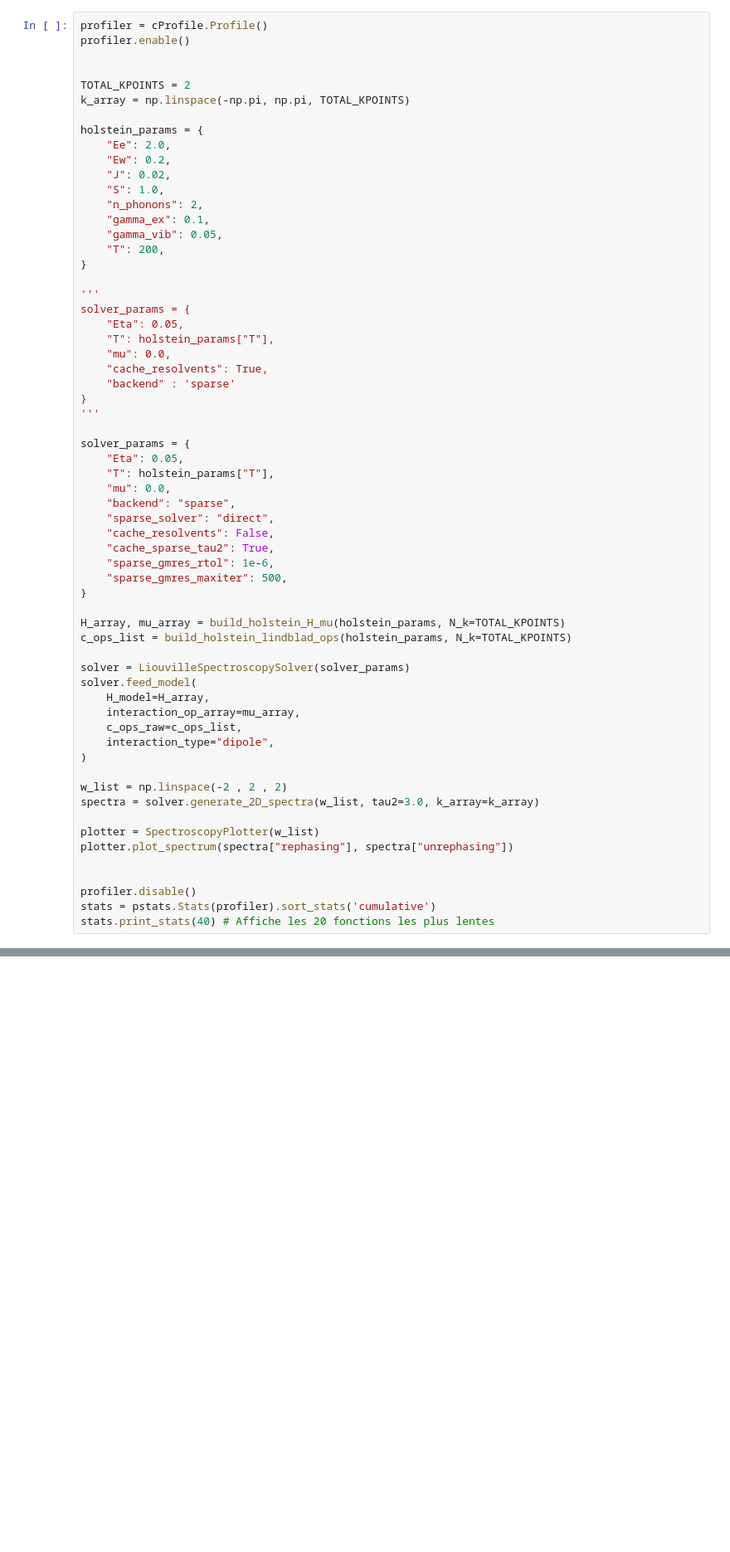
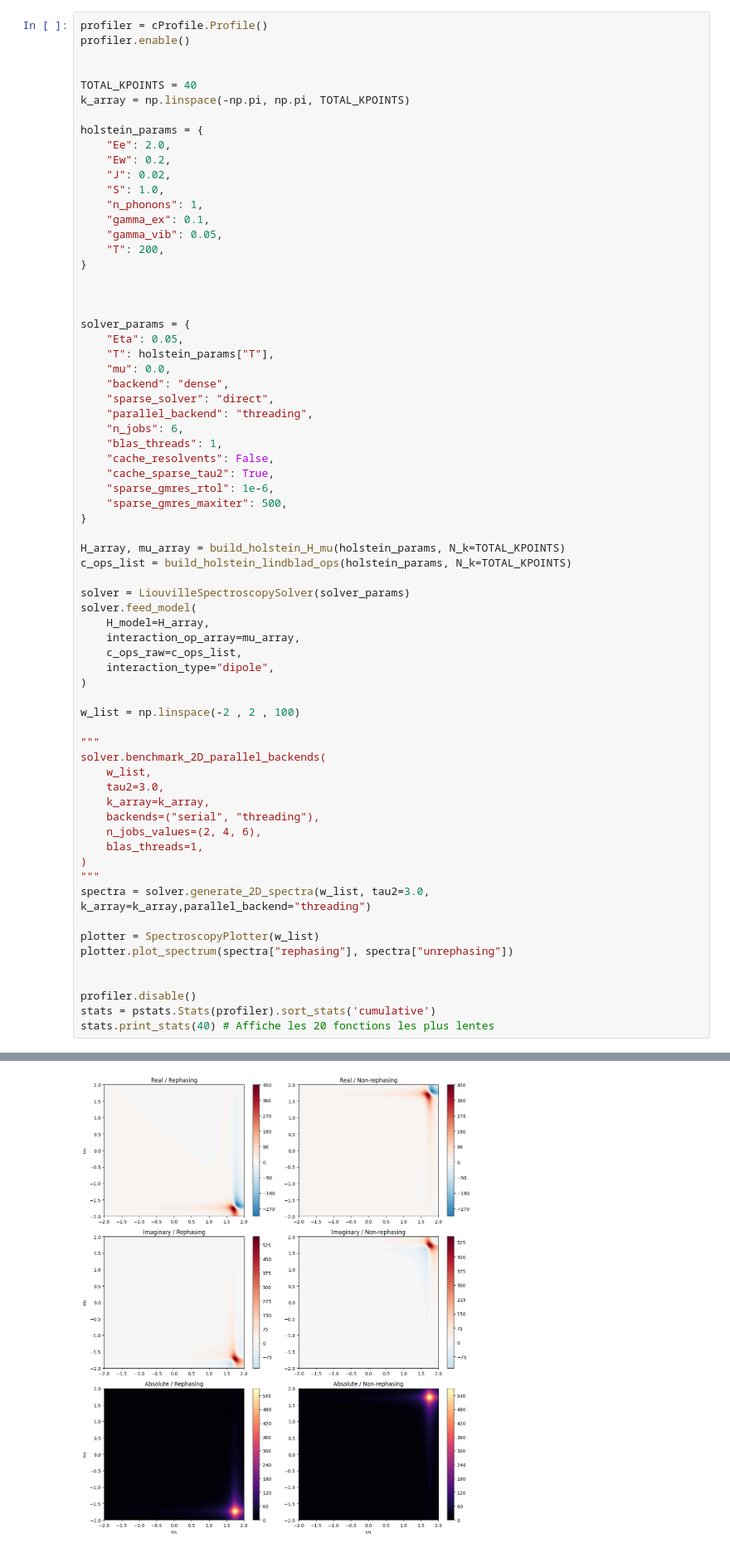
Before and after one commit to SilvaScience/QuDPy, a Jupyter notebook: examples/Holstein_model_2.ipynb, the cells around one changed output, grey strips where cells are left out. Shown at 83% size. Drawn from its saved outputs; the diff is of its cells as text; blank space fills up the shorter version.

```diff
--- a/examples/Holstein_model_2.ipynb
+++ b/examples/Holstein_model_2.ipynb
@@ -116,7 +116,7 @@ profiler = cProfile.Profile()
 profiler.enable()
 
 
-TOTAL_KPOINTS = 2
+TOTAL_KPOINTS = 40
 k_array = np.linspace(-np.pi, np.pi, TOTAL_KPOINTS)
 
 holstein_params = {
@@ -124,28 +124,23 @@ holstein_params = {
     "Ew": 0.2,
     "J": 0.02,
     "S": 1.0,
-    "n_phonons": 2,
+    "n_phonons": 1,
     "gamma_ex": 0.1,
     "gamma_vib": 0.05,
     "T": 200,
 }
 
-'''
-solver_params = {
-    "Eta": 0.05,
-    "T": holstein_params["T"],
-    "mu": 0.0,
-    "cache_resolvents": True,
-    "backend" : 'sparse'
-}
-'''
+
 
 solver_params = {
     "Eta": 0.05,
     "T": holstein_params["T"],
     "mu": 0.0,
-    "backend": "sparse",
+    "backend": "dense",
     "sparse_solver": "direct",
+    "parallel_backend": "threading",
+    "n_jobs": 6,
+    "blas_threads": 1,
     "cache_resolvents": False,
     "cache_sparse_tau2": True,
     "sparse_gmres_rtol": 1e-6,
@@ -163,8 +158,19 @@ solver.feed_model(
     interaction_type="dipole",
 )
 
-w_list = np.linspace(-2 , 2 , 2)
-spectra = solver.generate_2D_spectra(w_list, tau2=3.0, k_array=k_array)
+w_list = np.linspace(-2 , 2 , 100)
+
+"""
+solver.benchmark_2D_parallel_backends(
+    w_list,
+    tau2=3.0,
+    k_array=k_array,
+    backends=("serial", "threading"),
+    n_jobs_values=(2, 4, 6),
+    blas_threads=1,
+)
+"""
+spectra = solver.generate_2D_spectra(w_list, tau2=3.0, k_array=k_array,parallel_backend="threading")
 
 plotter = SpectroscopyPlotter(w_list)
 plotter.plot_spectrum(spectra["rephasing"], spectra["unrephasing"])
@@ -177,0 +187 @@ ValueError: Another profiling tool is already active
+[figure, added]
```
Also changed, not shown: parts of 1 cell of this notebook, 1 other file.
